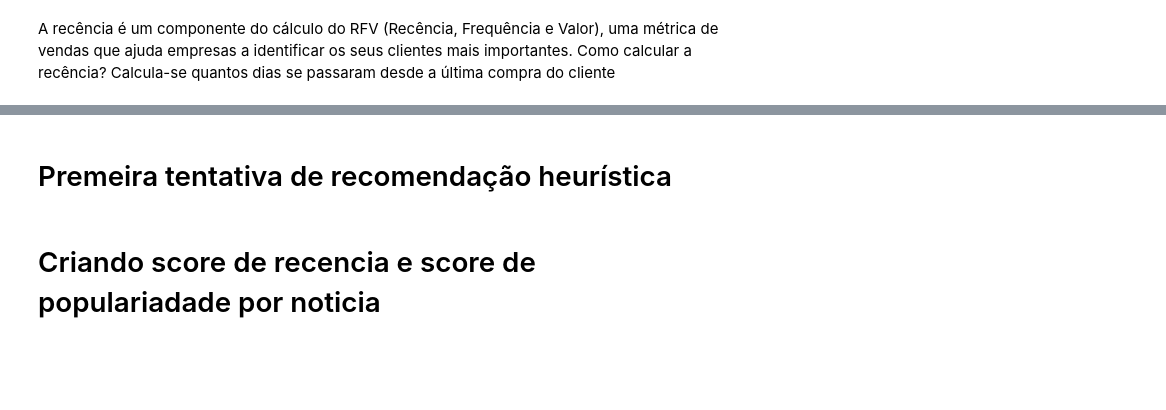
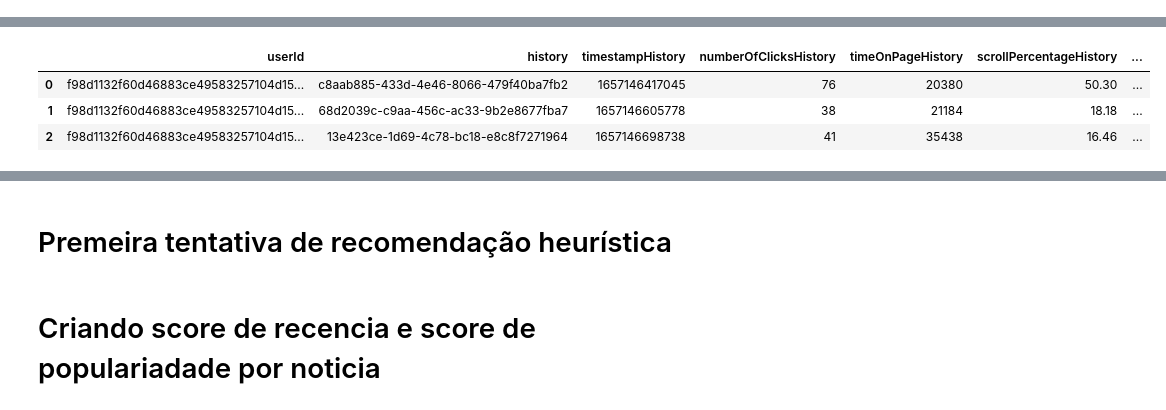
Before and after one commit to pedro21900/fase_5_datathon, a Jupyter notebook: notebooks/analisando_dados.ipynb, the cells around one changed output, grey strips where cells are left out. Drawn from its saved outputs; the diff is of its cells as text; code cells hidden in the pictures; blank space fills up the shorter version.

```diff
--- a/notebooks/analisando_dados.ipynb
+++ b/notebooks/analisando_dados.ipynb
@@ -35,7 +1,3 @@
-# %% [markdown]
-A recência é um componente do cálculo do RFV (Recência, Frequência e Valor), uma métrica de vendas que ajuda empresas a identificar os seus clientes mais importantes.
-Como calcular a recência?
-Calcula-se quantos dias se passaram desde a última compra do cliente
 # %%
 import glob
 import pandas as pd
@@ -57,8 +19,10 @@ user_historys = user_historys.apply(pd.Series.explode).reset_index()
 user_historys['numberOfClicksHistory'] = user_historys['numberOfClicksHistory'].astype(int)
 user_historys['timeOnPageHistory'] = user_historys['timeOnPageHistory'].astype(int)
 user_historys['scrollPercentageHistory'] = user_historys['scrollPercentageHistory'].astype(float)
-user_historys['timestampHistory'] = user_historys['timestampHistory'].astype(int)
-user_historys['pageVisitsCountHistory'] = user_historys['pageVisitsCountHistory'].astype(int)
+user_historys['timestampHistory'] = pd.to_numeric(user_historys['timestampHistory'], errors='coerce').fillna(0).astype(int)
+user_historys['pageVisitsCountHistory'] = pd.to_numeric(user_historys['pageVisitsCountHistory'], errors='coerce').fillna(0).astype(int)
+user_historys['history'] = user_historys['history'].str.strip()
+
 
 user_historys.head()
 # %% [output]
@@ -68,6 +32,13 @@ user_historys.head()
 | 2 | f98d1132f60d46883ce49583257104d15... | 13e423ce-1d69-4c78-bc18-e8c8f7271964 | 1657146698738 | 41 | 35438 | 16.46 | ... |
 | 3 | 2c1080975e257ed630e26679edbe4d5c8... | 3325b5a1-979a-4cb3-82b6-63905c9edbe8 | 1656684240278 | 7 | 6049 | 25.35 | ... |
 | 4 | 2c1080975e257ed630e26679edbe4d5c8... | fe856057-f97d-419f-ab1c-97c5c3e0719c | 1656761266729 | 80 | 210489 | 45.66 | ... |
+# %%
+user_historys.query('userId == "f98d1132f60d46883ce49583257104d15ce723b3bbda2147c1e31ac76f0bf069"')
+# %% [output]
+|  | userId | history | timestampHistory | numberOfClicksHistory | timeOnPageHistory | scrollPercentageHistory | ... |
+| 0 | f98d1132f60d46883ce49583257104d15... | c8aab885-433d-4e46-8066-479f40ba7fb2 | 1657146417045 | 76 | 20380 | 50.30 | ... |
+| 1 | f98d1132f60d46883ce49583257104d15... | 68d2039c-c9aa-456c-ac33-9b2e8677fba7 | 1657146605778 | 38 | 21184 | 18.18 | ... |
+| 2 | f98d1132f60d46883ce49583257104d15... | 13e423ce-1d69-4c78-bc18-e8c8f7271964 | 1657146698738 | 41 | 35438 | 16.46 | ... |
 # %%
 news_item = pd.concat([pd.read_csv(fpath) for fpath in glob.glob('../data/raw/itens/itens/*.csv')])
 news_item.head()
```
Also changed, not shown: parts of 14 cells of this notebook, 2 other files.
